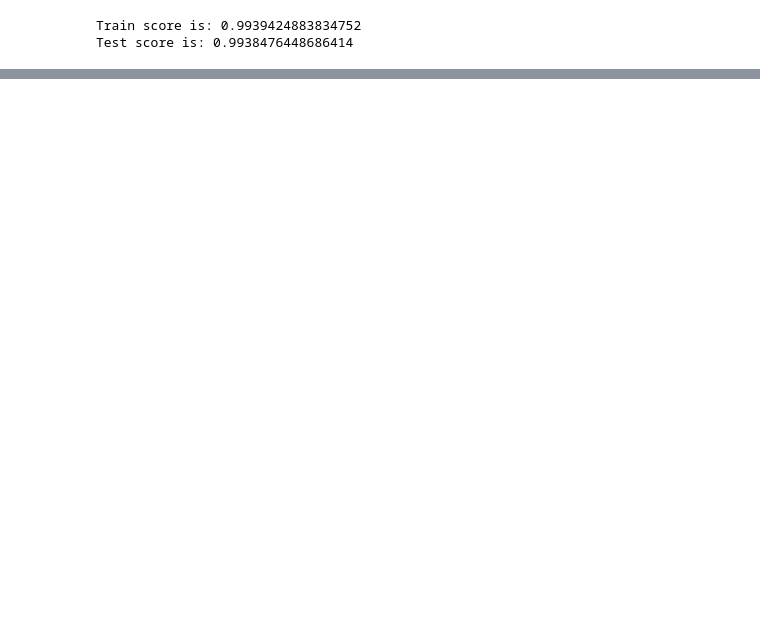
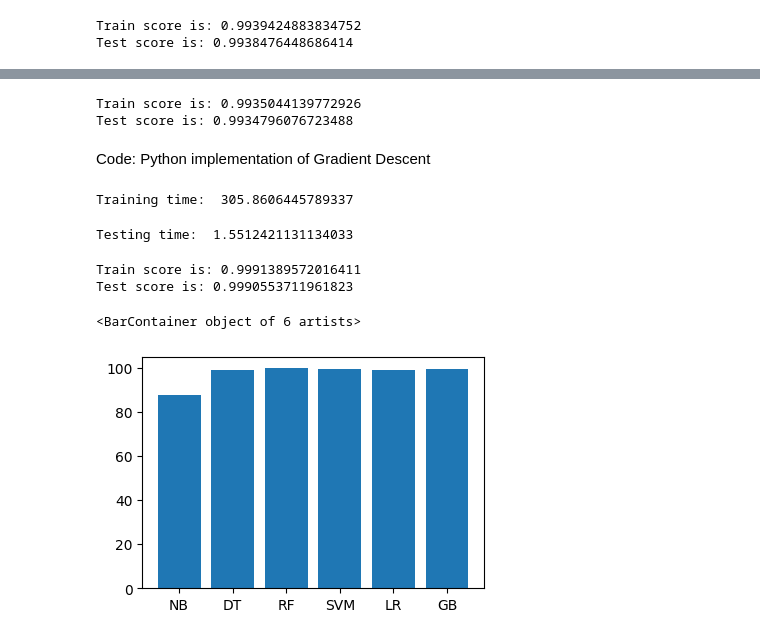
Before and after one commit to Arif-Badhon/Intruson_Detection_System_Using_Machine_Learning_Algorithms, a Jupyter notebook: system.ipynb, the cells around one changed output, grey strips where cells are left out. Saved outputs shown, nothing was run; the diff lists cells and outputs as text; code cells hidden in the pictures; blank space fills up the shorter version.

Commit message:
Completion of multiple ML Model test with Intrusion Detection

```diff
--- a/system.ipynb
+++ b/system.ipynb
@@ -374,0 +456,40 @@ Test score is: 0.9938476448686414
+# %%
+print("Train score is:", clfl.score(X_train, y_train))
+print("Test score is:", clfl.score(X_test, y_test))
+# %% [output]
+Train score is: 0.9935044139772926
+Test score is: 0.9934796076723488
+# %% [markdown]
+Code: Python implementation of Gradient Descent
+# %%
+from sklearn.ensemble import GradientBoostingClassifier
+
+clfg = GradientBoostingClassifier(random_state = 0)
+start_time = time.time()
+clfg.fit(X_train, y_train.values.ravel())
+end_time = time.time()
+print("Training time: ", end_time-start_time)
+# %% [output]
+Training time:  305.8606445789337
+# %%
+start_time = time.time()
+y_test_pred = clfg.predict(X_train)
+end_time = time.time()
+print("Testing time: ", end_time-start_time)
+# %% [output]
+Testing time:  1.5512421131134033
+# %%
+print("Train score is:", clfg.score(X_train, y_train))
+print("Test score is:", clfg.score(X_test, y_test))
+# %% [output]
+Train score is: 0.9991389572016411
+Test score is: 0.9990553711961823
+# %%
+names = ['NB', 'DT', 'RF', 'SVM', 'LR', 'GB']
+values = [87.951, 99.058, 99.997, 99.875, 99.352, 99.793]
+f = plt.figure(figsize =(15, 3), num = 10)
+plt.subplot(131)
+plt.bar(names, values)
+# %% [output]
+<BarContainer object of 6 artists>
+[figure, added]
```
Also changed, not shown: parts of 22 cells of this notebook.
